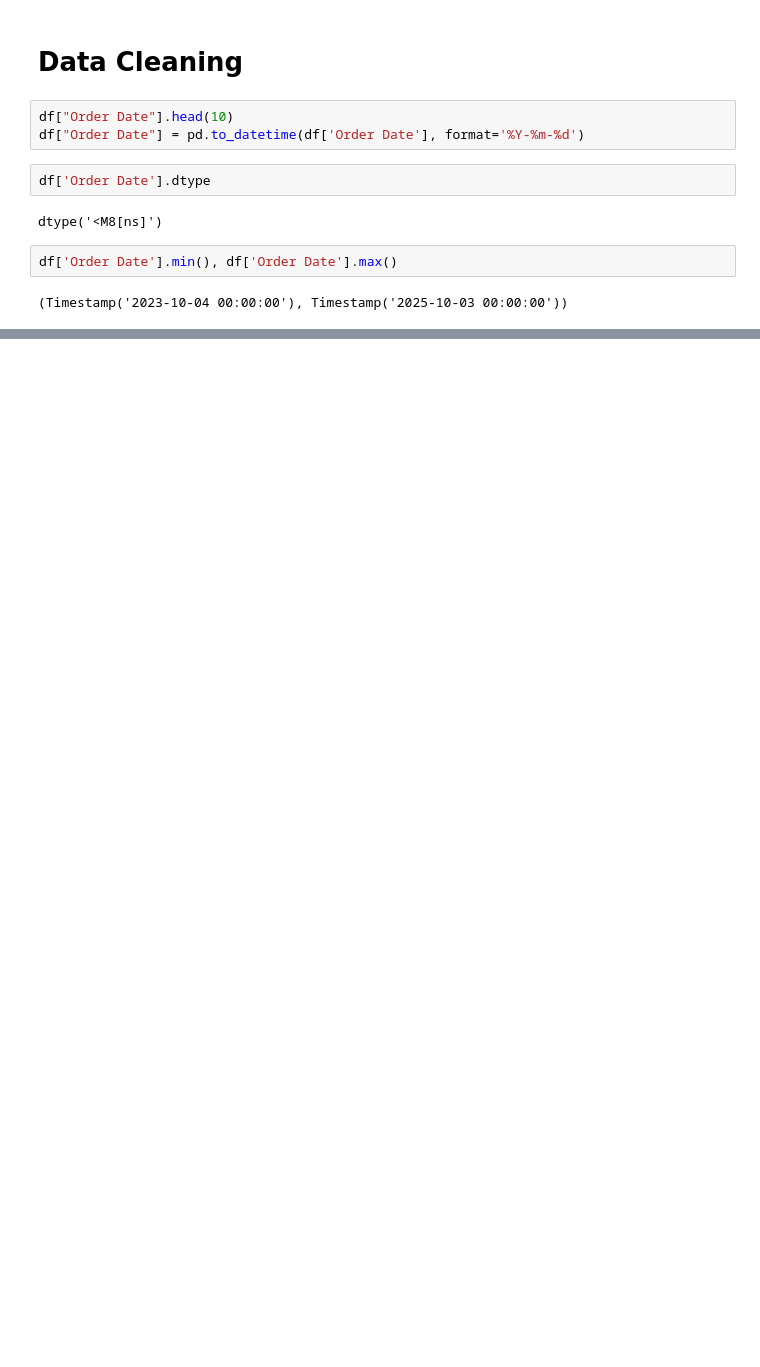
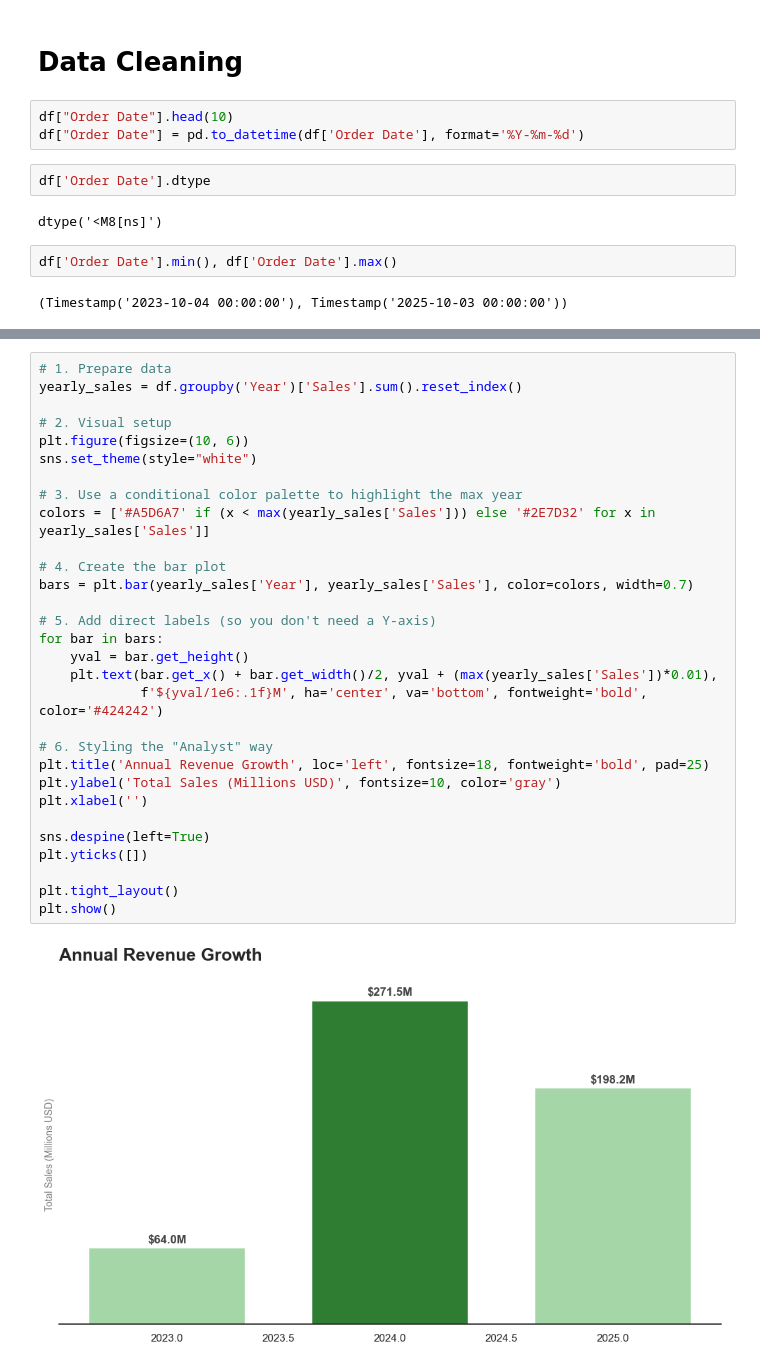
Before and after one commit to VocaDev/Data-Engineering-Internship-Project, a Jupyter notebook: Cleaning.ipynb, the cells around one changed output, grey strips where cells are left out. Drawn from its saved outputs; the diff is of its cells as text; blank space fills up the shorter version.

Commit message:
Data Cleaning finished and some EDA and Visialisations done

```diff
--- a/Cleaning.ipynb
+++ b/Cleaning.ipynb
@@ -58,0 +185,32 @@ df['Order Date'].min(), df['Order Date'].max()
+# %%
+# 1. Prepare data
+yearly_sales = df.groupby('Year')['Sales'].sum().reset_index()
+
+# 2. Visual setup
+plt.figure(figsize=(10, 6))
+sns.set_theme(style="white")
+
+# 3. Use a conditional color palette to highlight the max year
+colors = ['#A5D6A7' if (x < max(yearly_sales['Sales'])) else '#2E7D32' for x in yearly_sales['Sales']]
+
+# 4. Create the bar plot
+bars = plt.bar(yearly_sales['Year'], yearly_sales['Sales'], color=colors, width=0.7)
+
+# 5. Add direct labels (so you don't need a Y-axis)
+for bar in bars:
+    yval = bar.get_height()
+    plt.text(bar.get_x() + bar.get_width()/2, yval + (max(yearly_sales['Sales'])*0.01),
+             f'${yval/1e6:.1f}M', ha='center', va='bottom', fontweight='bold', color='#424242')
+
+# 6. Styling the "Analyst" way
+plt.title('Annual Revenue Growth', loc='left', fontsize=18, fontweight='bold', pad=25)
+plt.ylabel('Total Sales (Millions USD)', fontsize=10, color='gray')
+plt.xlabel('')
+
+sns.despine(left=True)
+plt.yticks([])
+
+plt.tight_layout()
+plt.show()
+# %% [output]
+[figure, added]
```
Also changed, not shown: parts of 23 cells of this notebook.
